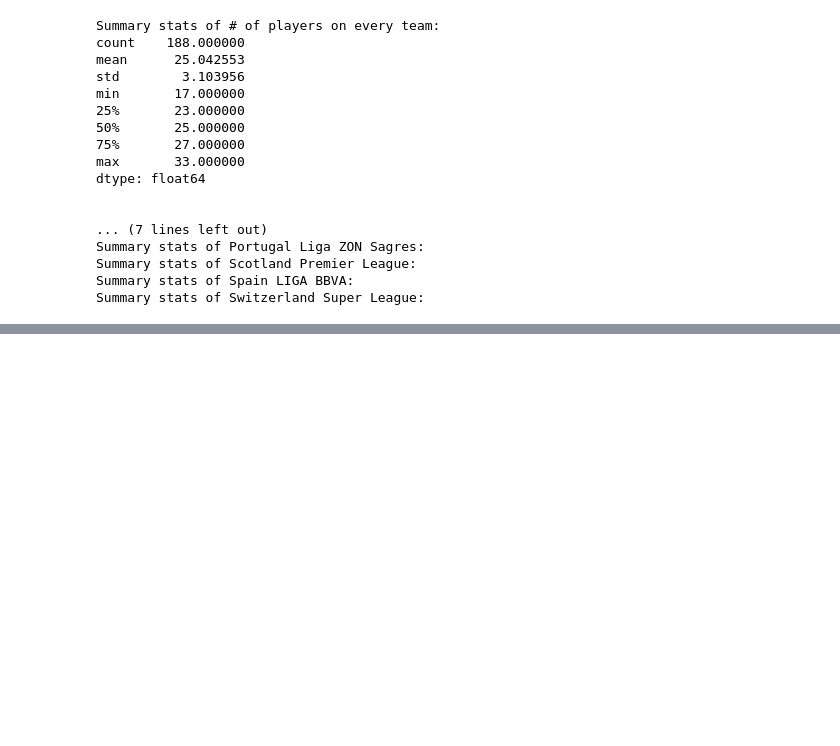
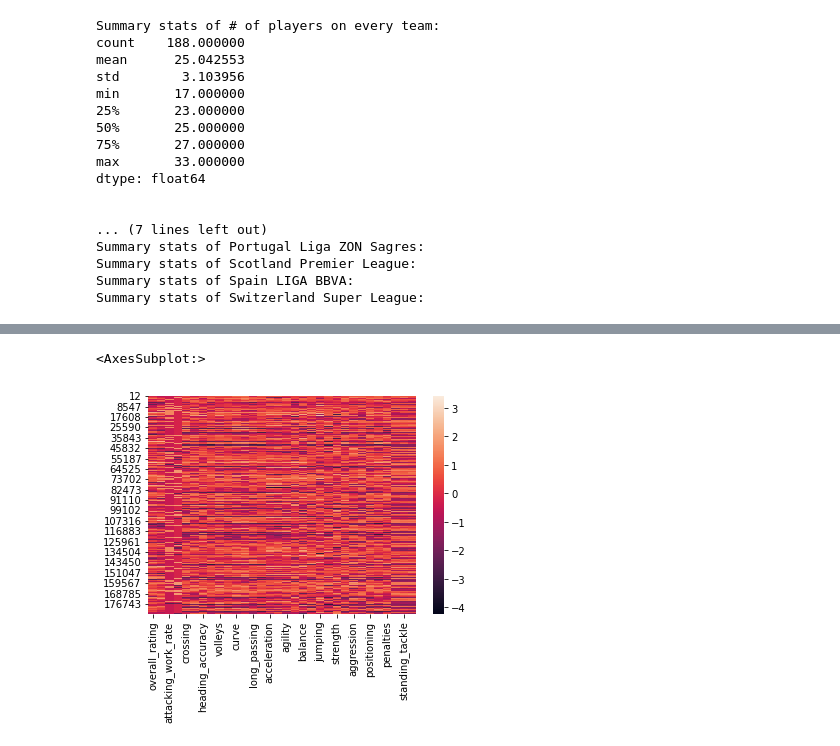
Before and after one commit to Danielpark1239/Spring_2023_IW, a Jupyter notebook: COS398_IW.ipynb, the cells around one changed output, grey strips where cells are left out. Saved outputs shown, nothing was run; the diff lists cells and outputs as text; code cells hidden in the pictures; blank space fills up the shorter version.

Commit message:
built roadmap for feature selection

```diff
--- a/COS398_IW.ipynb
+++ b/COS398_IW.ipynb
@@ -304,0 +264,11 @@ Summary statistics of entire team_attributes df:
+# %%
+# If data has been prepared, don't run again
+player_work_rate_converted = False
+team_buildup_class_converted = False
+team_chance_class_converted = False
+team_defence_class_converted = False
+
+player_date_id_dropped = False
+team_date_id_dropped = False
+
+normalised = False
@@ -304,0 +316,15 @@ Summary statistics of entire team_attributes df:
+# %%
+# Basic feature selection: remove cols that aren't numerical features
+if not player_date_id_dropped:
+  player_attributes_df.drop(columns=['player_api_id', 'date'], inplace=True)
+  player_date_id_dropped = True
+
+if not team_date_id_dropped:
+  team_attributes_df.drop(columns=['team_api_id', 'date'], inplace=True)
+  team_date_id_dropped = True
+# %%
+# normalisation
+if not normalised:
+  player_attributes_df = (player_attributes_df.copy() - player_attributes_df.mean()) / player_attributes_df.std()
+  team_attributes_df = (team_attributes_df.copy() - team_attributes_df.mean()) / team_attributes_df.std()
+  normalised = True
@@ -327,16 +369,0 @@ print(team_attributes_df)
-# %%
-# Data preparation
-
-# Player_attributes categorical features:
-# convert attacking_work_rate and defensive_work_rate into numerical features
-# 'low' = 17, 'medium' = 50, '83' = high
-print(player_attributes_df['attacking_work_rate'])
-print(player_attributes_df['defensive_work_rate'])
-
-work_rate_dict = {
-    'low': 17,
-    'medium': 50,
-    'high': 83
-}
-player_attributes_df['attacking_work_rate'] = player_attributes_df['attacking_work_rate'].map(work_rate_dict).astype('int64')
-player_attributes_df['defensive_work_rate'] = player_attributes_df['defensive_work_rate'].map(work_rate_dict).astype('int64')
@@ -369,0 +404,6 @@ sns.heatpam(team_attributes_df)
+# %%
+# Heatmap on player attributes
+sns.heatmap(player_attributes_df)
+# %% [output]
+<AxesSubplot:>
+[figure, added]
```
Also changed, not shown: parts of 18 cells of this notebook.
